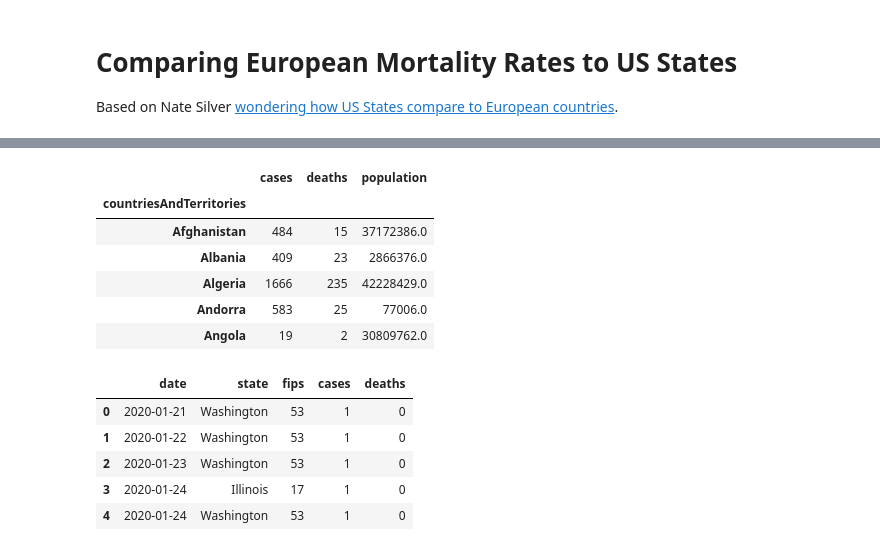
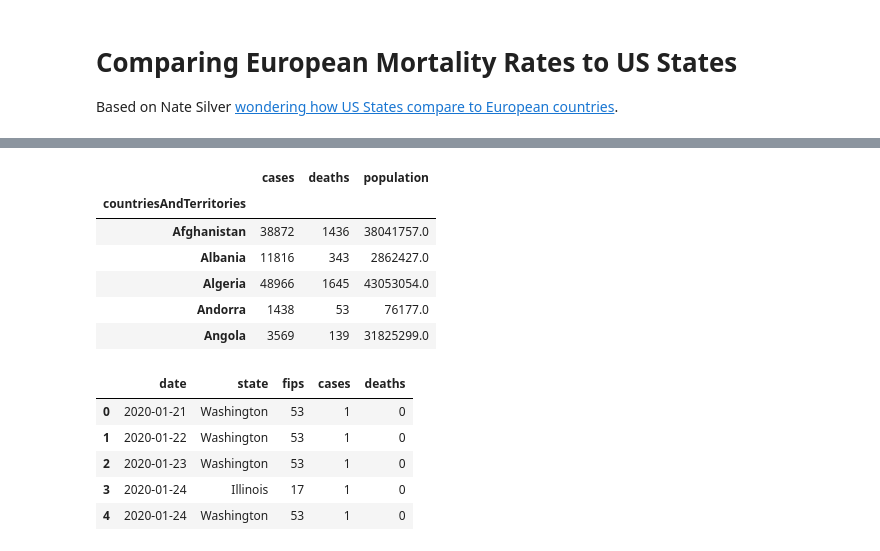
Before and after one commit to MichelFloyd/covid-19-data, a Jupyter notebook: europe vs states.ipynb, the cells around one changed output, grey strips where cells are left out. Cells and saved outputs as stored; diff of their text form; code cells hidden in the pictures.

```diff
--- a/europe vs states.ipynb
+++ b/europe vs states.ipynb
@@ -23,21 +24,21 @@ world.head()
 # Recode 'United_Kingdom' as 'United Kingdom' for later matching
 world.loc[world.geoId == 'UK','countriesAndTerritories'] = 'United Kingdom'
 # %%
-# reorganize data and compute mortality rates per Million
+# reorganize data
 world = world.groupby(['countriesAndTerritories'])\
-    .agg({'cases': sum, 'deaths': sum, 'popData2018': max})
+    .agg({'cases': sum, 'deaths': sum, 'popData2019': max})
 world.rename(
     columns={'countriesAndTerritories': 'country',
-             'popData2018': 'population'},inplace=True)
+             'popData2019': 'population'},inplace=True)
 world.head()
 # %% [output]
 |  | cases | deaths | population |
 | countriesAndTerritories |  |  |  |
-| Afghanistan | 484 | 15 | 37172386.0 |
-| Albania | 409 | 23 | 2866376.0 |
-| Algeria | 1666 | 235 | 42228429.0 |
-| Andorra | 583 | 25 | 77006.0 |
-| Angola | 19 | 2 | 30809762.0 |
+| Afghanistan | 38872 | 1436 | 38041757.0 |
+| Albania | 11816 | 343 | 2862427.0 |
+| Algeria | 48966 | 1645 | 43053054.0 |
+| Andorra | 1438 | 53 | 76177.0 |
+| Angola | 3569 | 139 | 31825299.0 |
 # %%
 # Read in the state level cases/deaths data from the NYT
 # Note that cases and deaths here are cumulative, not daily
```
Also changed, not shown: parts of 13 cells of this notebook, 2 other files.
